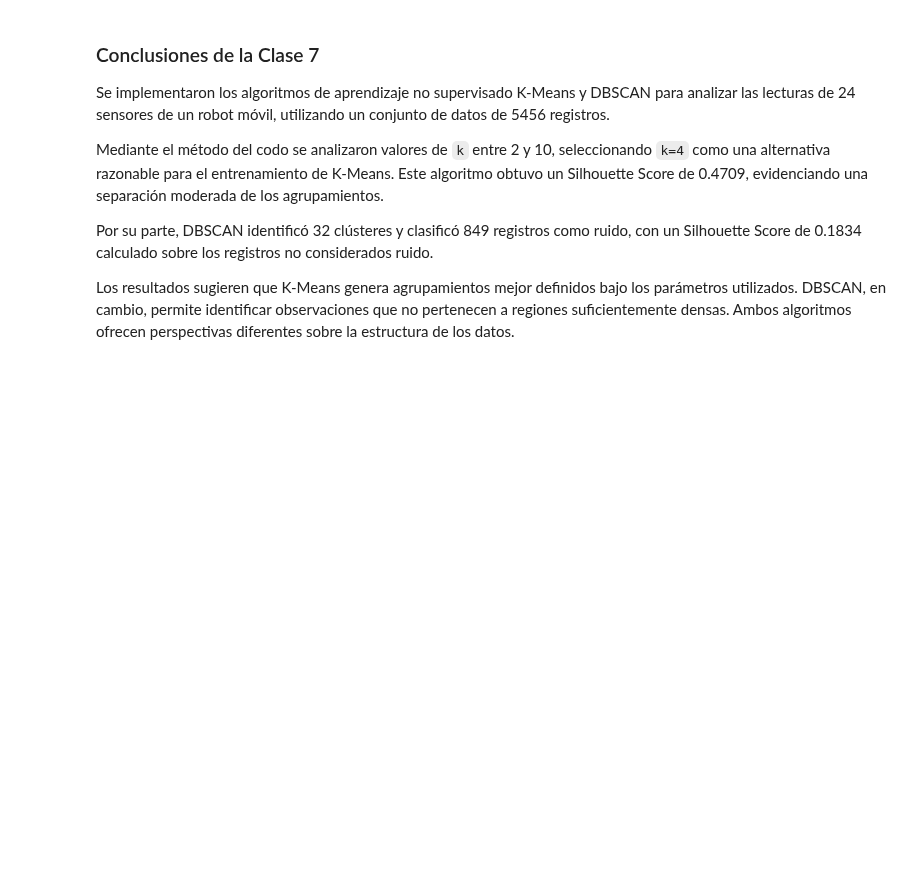
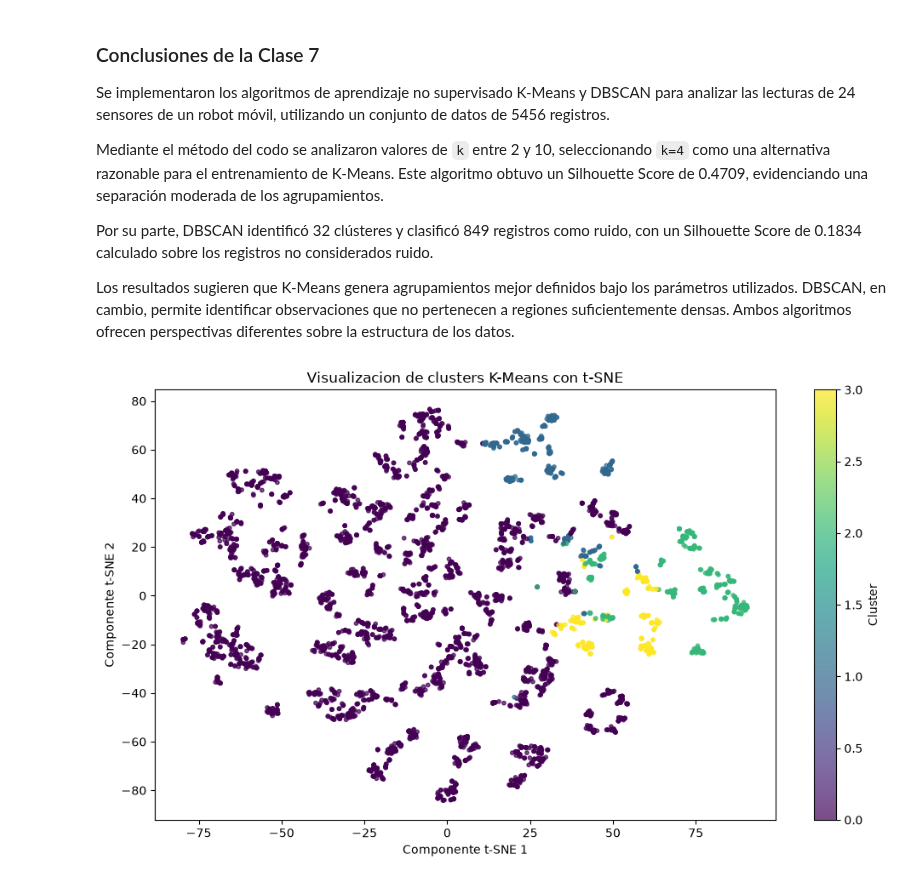
Before and after one commit to Genesis1977/mi-practica1-Morales, a Jupyter notebook: notebooks/03_clustering.ipynb, the cells around one changed output. Saved outputs shown, nothing was run; the diff lists cells and outputs as text; code cells hidden in the pictures; blank space fills up the shorter version.

Commit message:
Completar clases 6 7 y 8 de Machine Learning

```diff
--- a/notebooks/03_clustering.ipynb
+++ b/notebooks/03_clustering.ipynb
@@ -163,3 +163,43 @@ Mediante el método del codo se analizaron valores de `k` entre 2 y 10, seleccio
 Por su parte, DBSCAN identificó 32 clústeres y clasificó 849 registros como ruido, con un Silhouette Score de 0.1834 calculado sobre los registros no considerados ruido.
 
 Los resultados sugieren que K-Means genera agrupamientos mejor definidos bajo los parámetros utilizados. DBSCAN, en cambio, permite identificar observaciones que no pertenecen a regiones suficientemente densas. Ambos algoritmos ofrecen perspectivas diferentes sobre la estructura de los datos.
+# %%
+
+from sklearn.manifold import TSNE
+import matplotlib.pyplot as plt
+import numpy as np
+
+# Reducir los datos a dos dimensiones con t-SNE
+tsne = TSNE(
+    n_components=2,
+    perplexity=30,
+    learning_rate="auto",
+    init="pca",
+    random_state=42
+)
+
+X_tsne = tsne.fit_transform(X_scaled)
+
+# Obtener los grupos de K-Means
+etiquetas_kmeans = kmeans.predict(X_scaled)
+
+# Visualizar los grupos
+plt.figure(figsize=(10, 6))
+
+plt.scatter(
+    X_tsne[:, 0],
+    X_tsne[:, 1],
+    c=etiquetas_kmeans,
+    cmap="viridis",
+    s=10,
+    alpha=0.7
+)
+
+plt.title("Visualizacion de clusters K-Means con t-SNE")
+plt.xlabel("Componente t-SNE 1")
+plt.ylabel("Componente t-SNE 2")
+plt.colorbar(label="Cluster")
+plt.tight_layout()
+plt.show()
+# %% [output]
+[figure, added]
```
Also changed, not shown: parts of 3 cells of this notebook, 1 other file.
